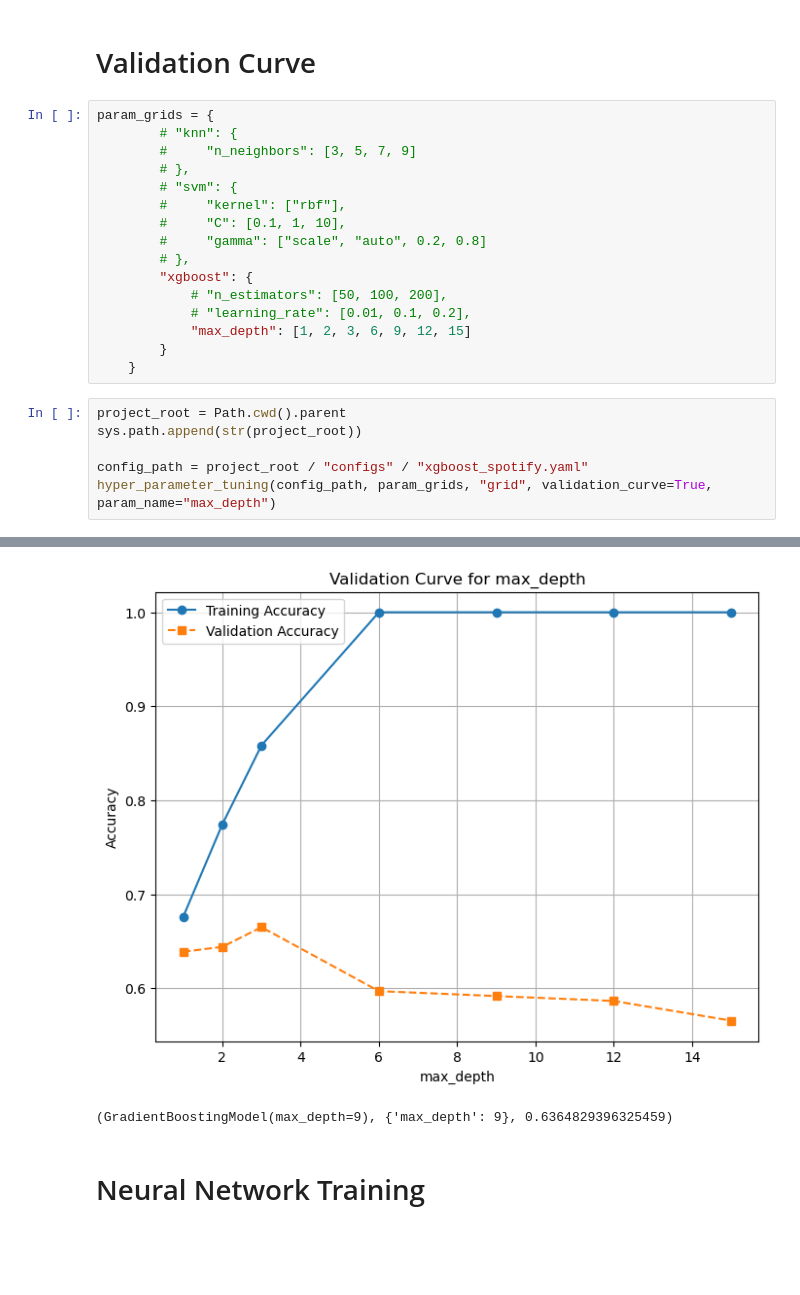
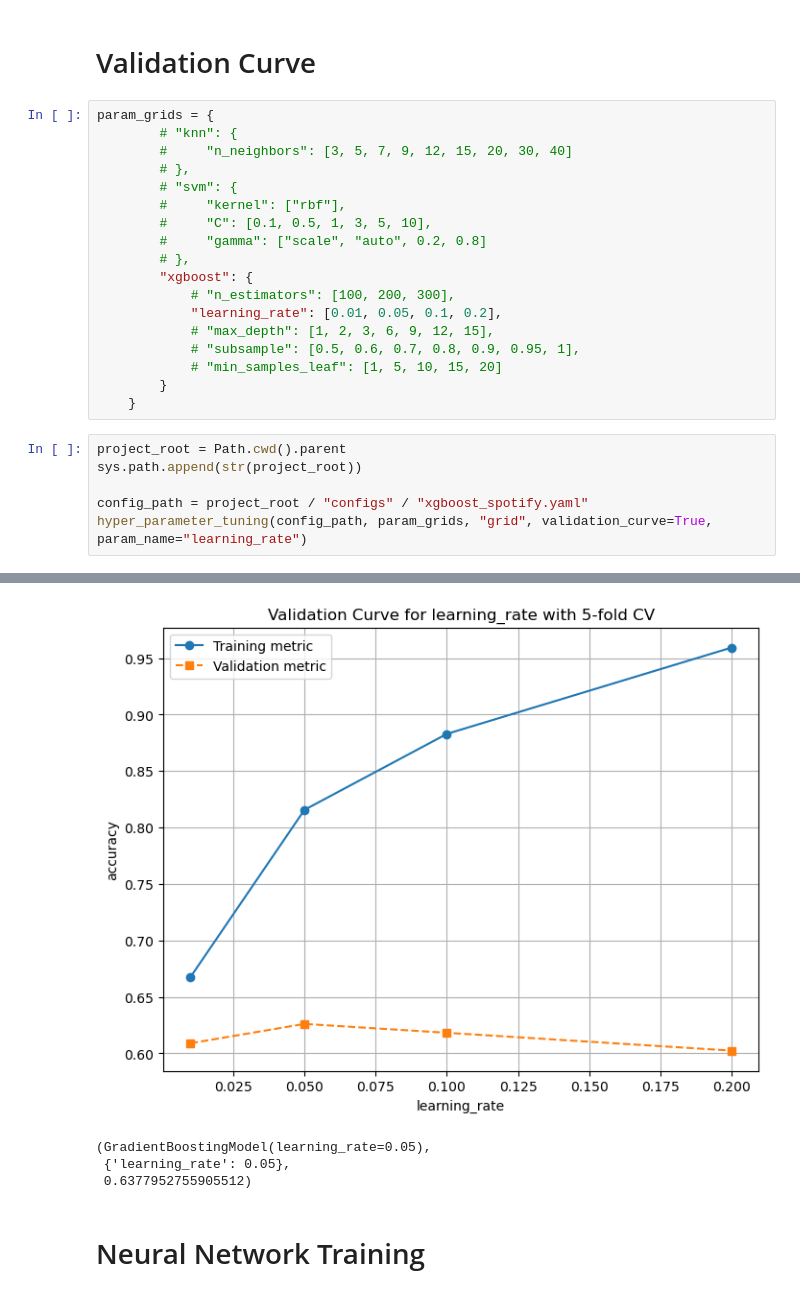
Before and after one commit to JohhnnyKeepWalking985/ML-HW1, a Jupyter notebook: src/spotify_experiment.ipynb, the cells around one changed output, grey strips where cells are left out. Drawn from its saved outputs; the diff is of its cells as text; blank space fills up the shorter version.

```diff
--- a/src/spotify_experiment.ipynb
+++ b/src/spotify_experiment.ipynb
@@ -59,17 +60,19 @@ Initializing the svm model...
 # %%
 param_grids = {
         # "knn": {
-        #     "n_neighbors": [3, 5, 7, 9]
+        #     "n_neighbors": [3, 5, 7, 9, 12, 15, 20, 30, 40]
         # },
         # "svm": {
         #     "kernel": ["rbf"],
-        #     "C": [0.1, 1, 10],
+        #     "C": [0.1, 0.5, 1, 3, 5, 10],
         #     "gamma": ["scale", "auto", 0.2, 0.8]
         # },
         "xgboost": {
-            # "n_estimators": [50, 100, 200],
-            # "learning_rate": [0.01, 0.1, 0.2],
-            "max_depth": [1, 2, 3, 6, 9, 12, 15]
+            # "n_estimators": [100, 200, 300],
+            "learning_rate": [0.01, 0.05, 0.1, 0.2],
+            # "max_depth": [1, 2, 3, 6, 9, 12, 15],
+            # "subsample": [0.5, 0.6, 0.7, 0.8, 0.9, 0.95, 1],
+            # "min_samples_leaf": [1, 5, 10, 15, 20]
         }
     }
 # %%
@@ -77,7 +80,7 @@ project_root = Path.cwd().parent
 sys.path.append(str(project_root))
 
 config_path = project_root / "configs" / "xgboost_spotify.yaml"
-hyper_parameter_tuning(config_path, param_grids, "grid", validation_curve=True, param_name="max_depth")
+hyper_parameter_tuning(config_path, param_grids, "grid", validation_curve=True, param_name="learning_rate")
 # %% [output]
 Loading training data from C:\Meta Directory\Gatech\Machine Learning\HW\HW1\hw1_repo\datasets\cleaned_data\spotify_v1\train.csv...
 Loading test data from C:\Meta Directory\Gatech\Machine Learning\HW\HW1\hw1_repo\datasets\cleaned_data\spotify_v1\test.csv...
@@ -97,6 +100,8 @@ weighted avg       0.59      0.59      0.59       191
 Evaluation results saved to C:\Meta Directory\Gatech\Machine Learning\HW\HW1\hw1_repo\results\spotify_hyper_parameter_tuning_xgboost_results.json
 Results saved to C:\Meta Directory\Gatech\Machine Learning\HW\HW1\hw1_repo\results\spotify_hyper_parameter_tuning_xgboost_results.json
-[figure, old version]
+[figure, new version]
-(GradientBoostingModel(max_depth=9), {'max_depth': 9}, 0.6364829396325459)
+(GradientBoostingModel(learning_rate=0.05),
+ {'learning_rate': 0.05},
+ 0.6377952755905512)
 # %% [markdown]
 # Neural Network Training
```
Also changed, not shown: parts of 9 cells of this notebook, 30 other files.
